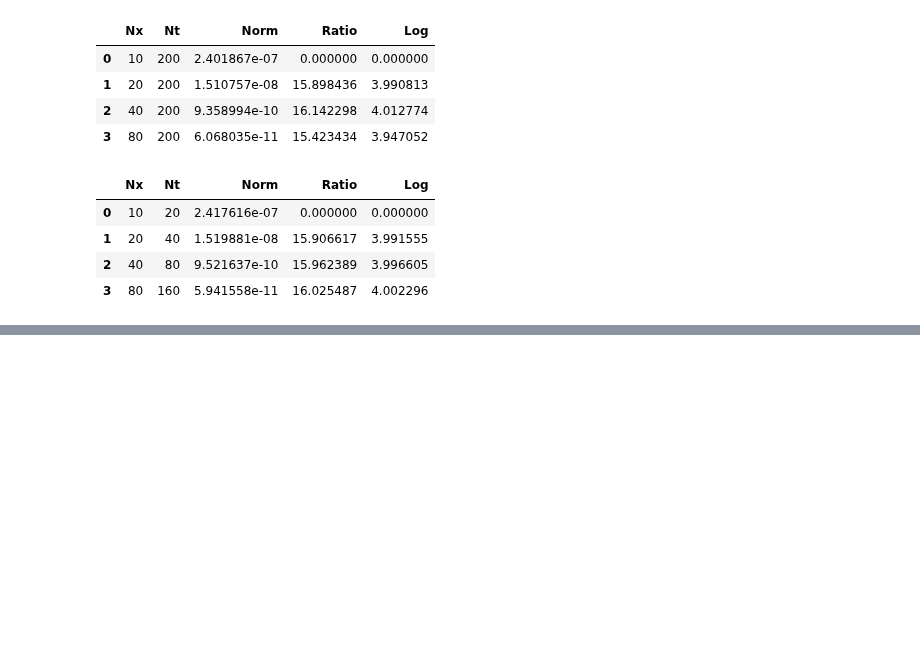
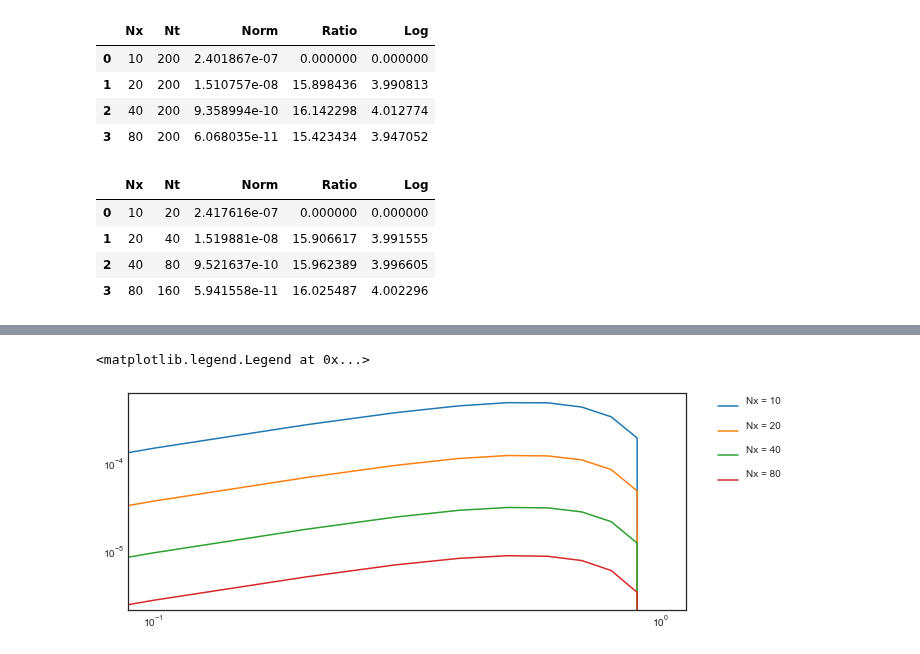
Before and after one commit to HatefDastour/Notes, a Jupyter notebook: Finite_Difference_Method/FDTD_1D.ipynb, the cells around one changed output, grey strips where cells are left out. Drawn from its saved outputs; the diff is of its cells as text; code cells hidden in the pictures; blank space fills up the shorter version.

```diff
--- a/Finite_Difference_Method/FDTD_1D.ipynb
+++ b/Finite_Difference_Method/FDTD_1D.ipynb
@@ -778,0 +818,9 @@ data
+# %%
+plt.figure(figsize = (10, 4))
+for n in range(it):
+    tag="Nx = %d\n" % (Nx[n])
+    plt.loglog(np.linspace(0, 1, Nx0+1), np.abs(Exact[n,:]-Implicit_Scheme[n,:]),label=tag)
+plt.legend(bbox_to_anchor=(1.05, 1), loc='upper left', borderaxespad=0.)
+# %% [output]
+<matplotlib.legend.Legend at 0x...>
+[figure, added]
```
Also changed, not shown: parts of 19 cells of this notebook.
